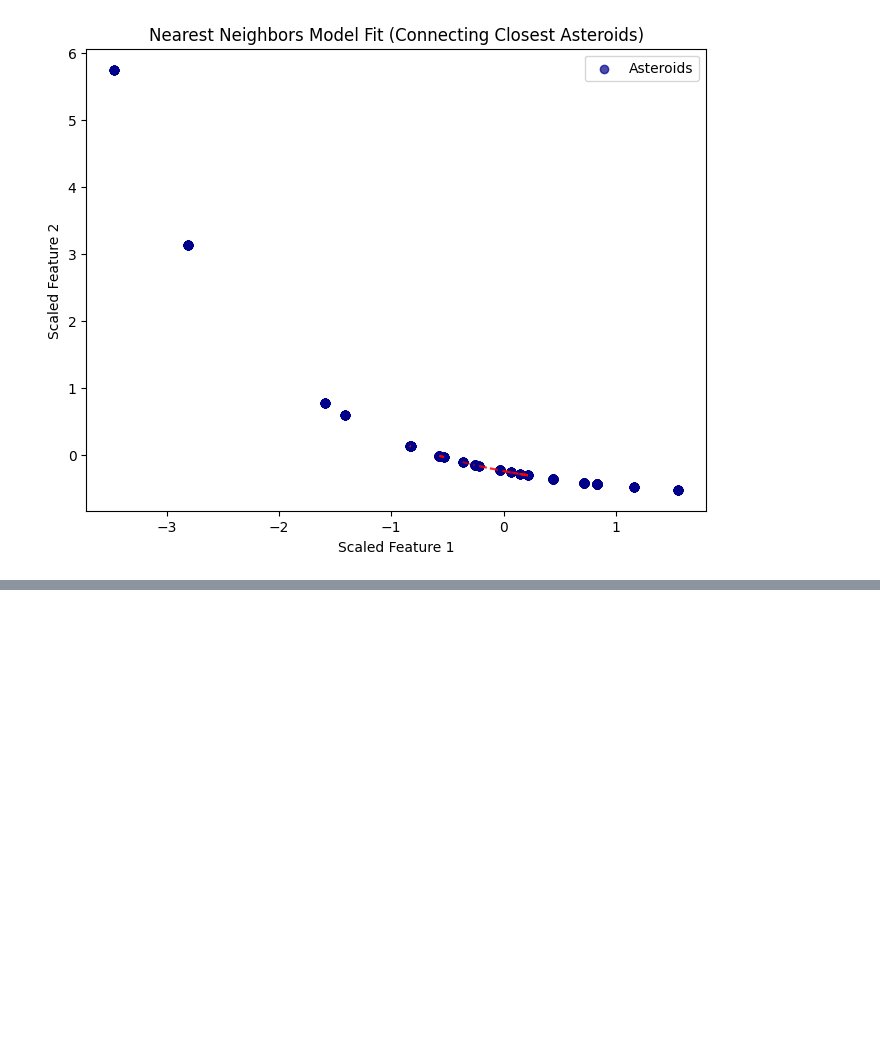
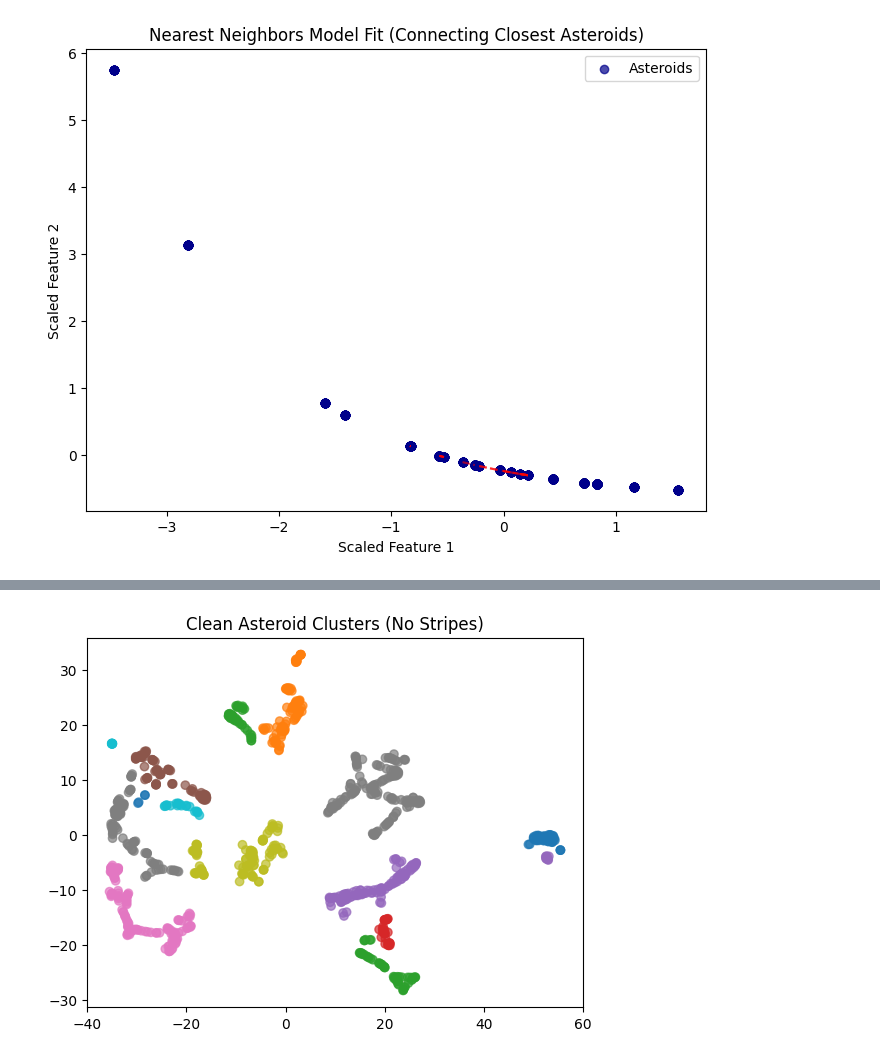
Before and after one commit to tirthas970-cmyk/AeroTrack-Prime, a Jupyter notebook: NEOClassfieri.ipynb, the cells around one changed output, grey strips where cells are left out. Drawn from its saved outputs; the diff is of its cells as text; code cells hidden in the pictures; blank space fills up the shorter version.

```diff
--- a/NEOClassfieri.ipynb
+++ b/NEOClassfieri.ipynb
@@ -124,0 +192,14 @@ plt.show()
+# %%
+from sklearn.manifold import TSNE
+
+tsne = TSNE(n_components=2, perplexity=30, random_state=42)
+X_unwrapped = tsne.fit_transform(scaled_data)
+
+dbscan = DBSCAN(eps=2.5, min_samples=7)  # Note: t-SNE axes require a larger eps
+clusters = dbscan.fit_predict(X_unwrapped)
+# %%
+plt.scatter(X_unwrapped[:, 0], X_unwrapped[:, 1], c=clusters, cmap='tab10', alpha=0.7)
+plt.title('Clean Asteroid Clusters (No Stripes)')
+plt.show()
+# %% [output]
+[figure, added]
```
Also changed, not shown: parts of 8 cells of this notebook, 1 other file.
